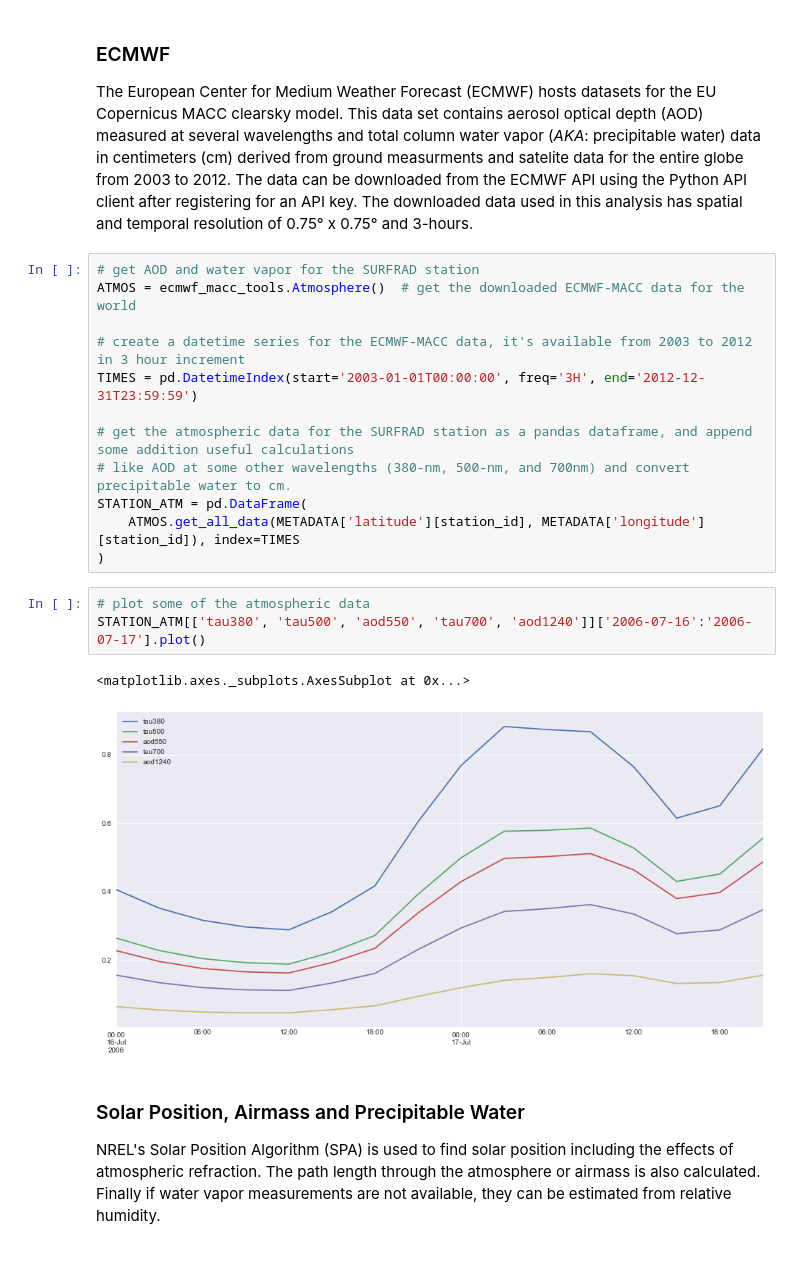
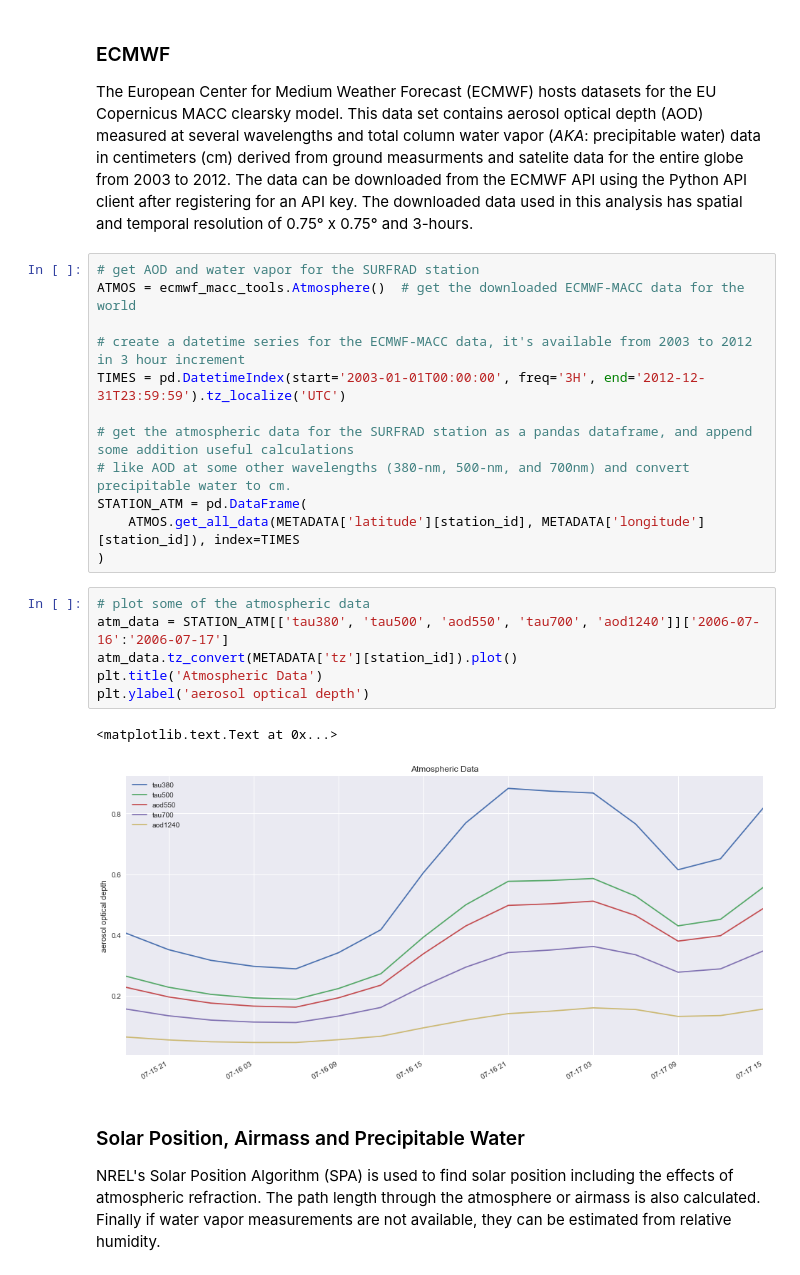
Before and after one commit to mikofski/pvsc44-clearsky-aod, a Jupyter notebook: PVSC-Clearsky-AOD.ipynb, the cells around one changed output. Cells and saved outputs as stored; diff of their text form.

```diff
--- a/PVSC-Clearsky-AOD.ipynb
+++ b/PVSC-Clearsky-AOD.ipynb
@@ -96,7 +92,7 @@ The European Center for Medium Weather Forecast (ECMWF) hosts datasets for the E
 ATMOS = ecmwf_macc_tools.Atmosphere()  # get the downloaded ECMWF-MACC data for the world
 
 # create a datetime series for the ECMWF-MACC data, it's available from 2003 to 2012 in 3 hour increment
-TIMES = pd.DatetimeIndex(start='2003-01-01T00:00:00', freq='3H', end='2012-12-31T23:59:59')
+TIMES = pd.DatetimeIndex(start='2003-01-01T00:00:00', freq='3H', end='2012-12-31T23:59:59').tz_localize('UTC')
 
 # get the atmospheric data for the SURFRAD station as a pandas dataframe, and append some addition useful calculations
 # like AOD at some other wavelengths (380-nm, 500-nm, and 700nm) and convert precipitable water to cm.
@@ -105,10 +101,13 @@ STATION_ATM = pd.DataFrame(
 )
 # %%
 # plot some of the atmospheric data
-STATION_ATM[['tau380', 'tau500', 'aod550', 'tau700', 'aod1240']]['2006-07-16':'2006-07-17'].plot()
+atm_data = STATION_ATM[['tau380', 'tau500', 'aod550', 'tau700', 'aod1240']]['2006-07-16':'2006-07-17']
+atm_data.tz_convert(METADATA['tz'][station_id]).plot()
+plt.title('Atmospheric Data')
+plt.ylabel('aerosol optical depth')
 # %% [output]
-<matplotlib.axes._subplots.AxesSubplot at 0x...>
+<matplotlib.text.Text at 0x...>
-[figure, old version]
+[figure, new version]
 # %% [markdown]
 ### Solar Position, Airmass and Precipitable Water
 NREL's Solar Position Algorithm (SPA) is used to find solar position including the effects of atmospheric refraction. The path length through the atmosphere or airmass is also calculated. Finally if water vapor measurements are not available, they can be estimated from relative humidity.
```
Also changed, not shown: parts of 15 cells of this notebook, 1 other file.
